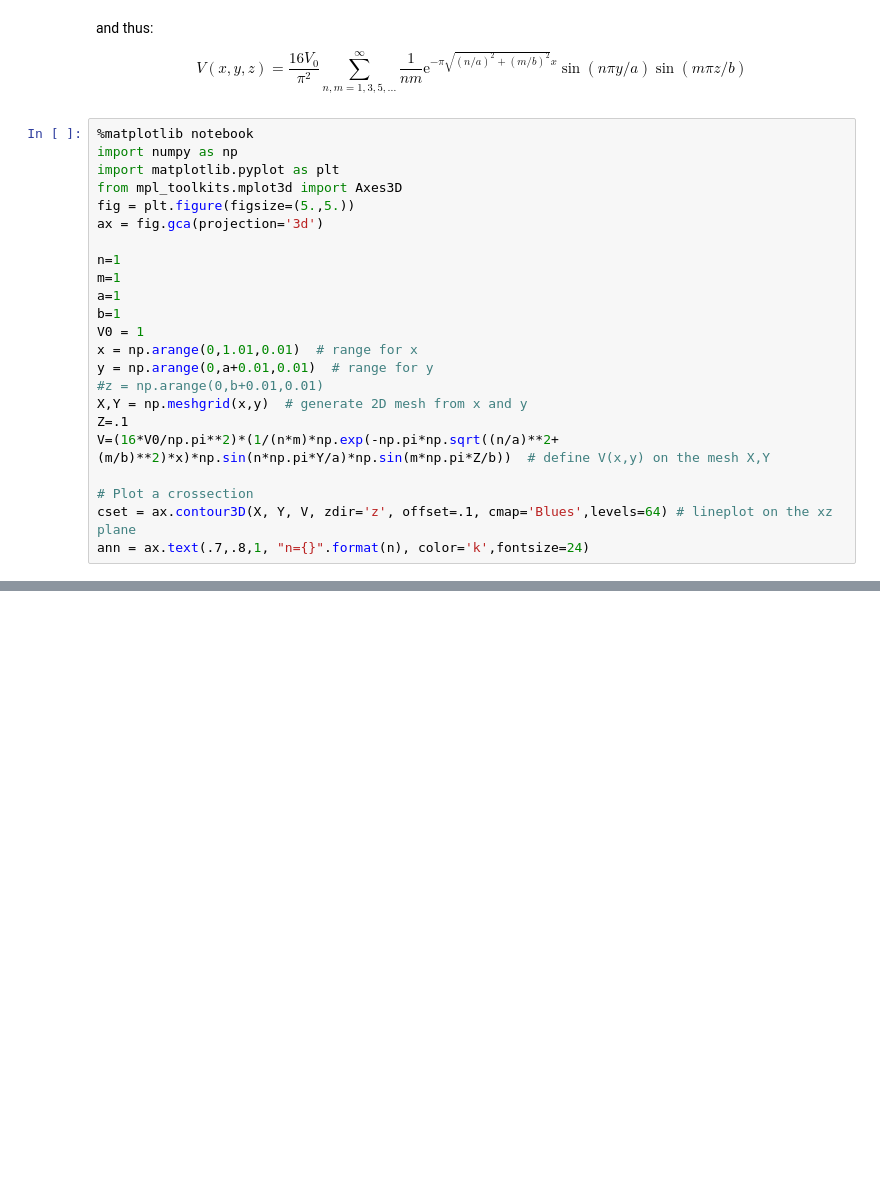
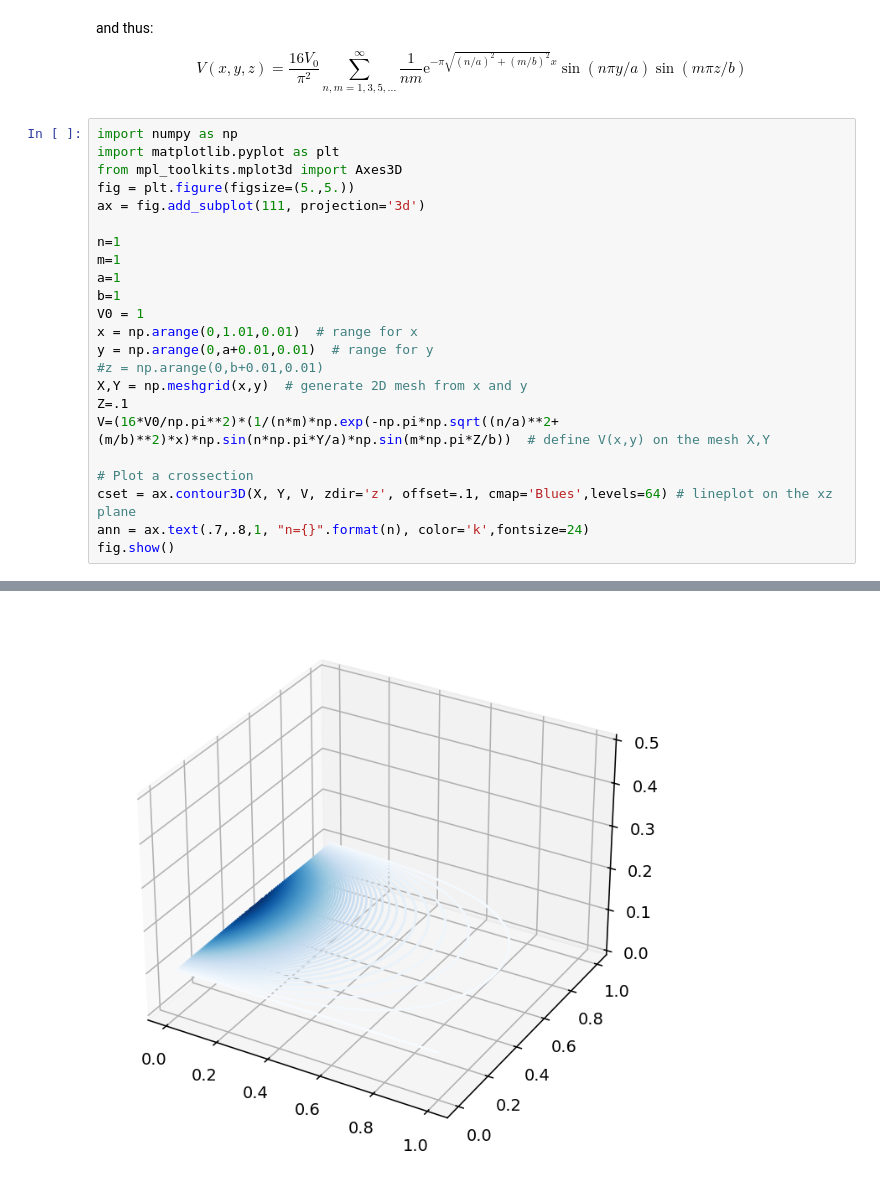
Before and after one commit to laserlab/403_SeparationOfVariable, a Jupyter notebook: Separation of Variables in 3D, waveguide.ipynb, the cells around one changed output, grey strips where cells are left out. Saved outputs shown, nothing was run; the diff lists cells and outputs as text; blank space fills up the shorter version.

```diff
--- a/Separation of Variables in 3D, waveguide.ipynb
+++ b/Separation of Variables in 3D, waveguide.ipynb
@@ -146,12 +146,11 @@ and thus:
 
 $$ V(x,y,z)= \frac{16 V_0}{\pi^2} \sum_{n,m=1,3,5,\ldots}^{\infty} \frac{1}{nm}\textrm{e}^{-\pi \sqrt{(n/a)^2+(m/b)^2}x} \sin{(n\pi y/a)} \sin{(m\pi z/b)} $$
 # %%
-%matplotlib notebook
 import numpy as np
 import matplotlib.pyplot as plt
 from mpl_toolkits.mplot3d import Axes3D
 fig = plt.figure(figsize=(5.,5.))
-ax = fig.gca(projection='3d')
+ax = fig.add_subplot(111, projection='3d')
 
 n=1
 m=1
@@ -168,4 +167,5 @@ V=(16*V0/np.pi**2)*(1/(n*m)*np.exp(-np.pi*np.sqrt((n/a)**2+(m/b)**2)*x)*np.sin(n
 # Plot a crossection
 cset = ax.contour3D(X, Y, V, zdir='z', offset=.1, cmap='Blues',levels=64) # lineplot on the xz plane
 ann = ax.text(.7,.8,1, "n={}".format(n), color='k',fontsize=24)
+fig.show()
 # %% [output]
@@ -173,0 +172 @@ ann = ax.text(.7,.8,1, "n={}".format(n), color='k',fontsize=24)
+[figure, added]
```
Also changed, not shown: parts of 7 cells of this notebook, 2 other files.
